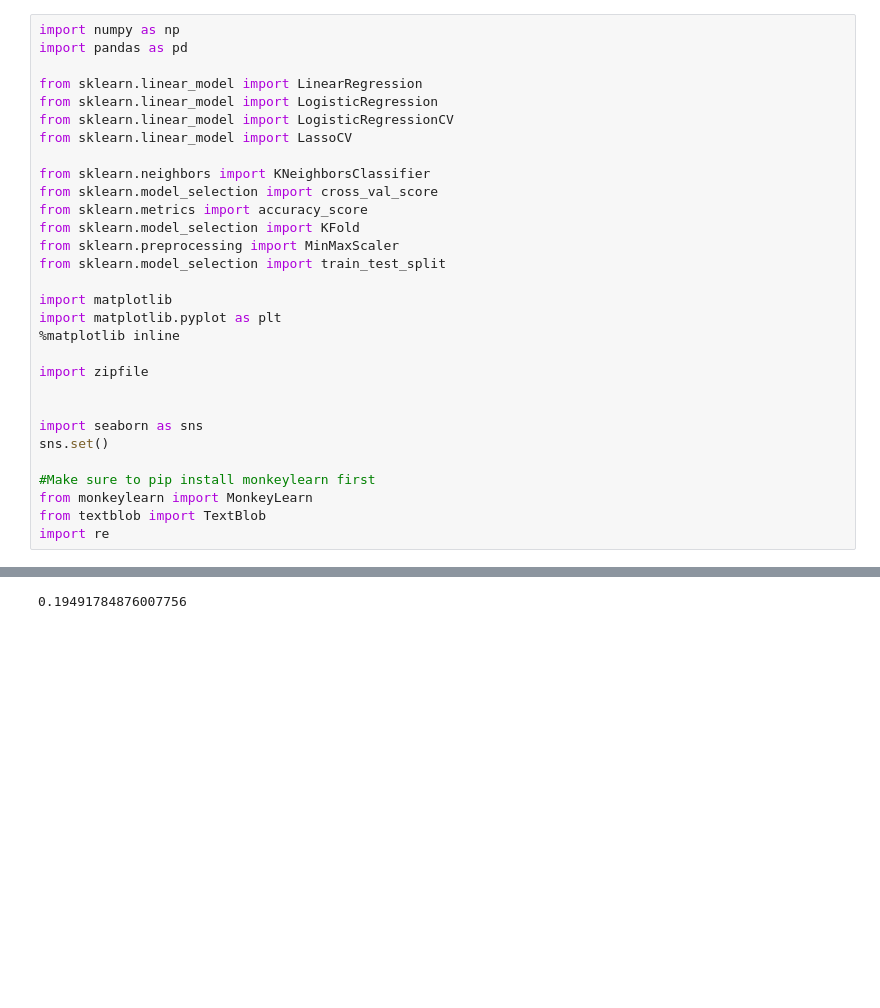
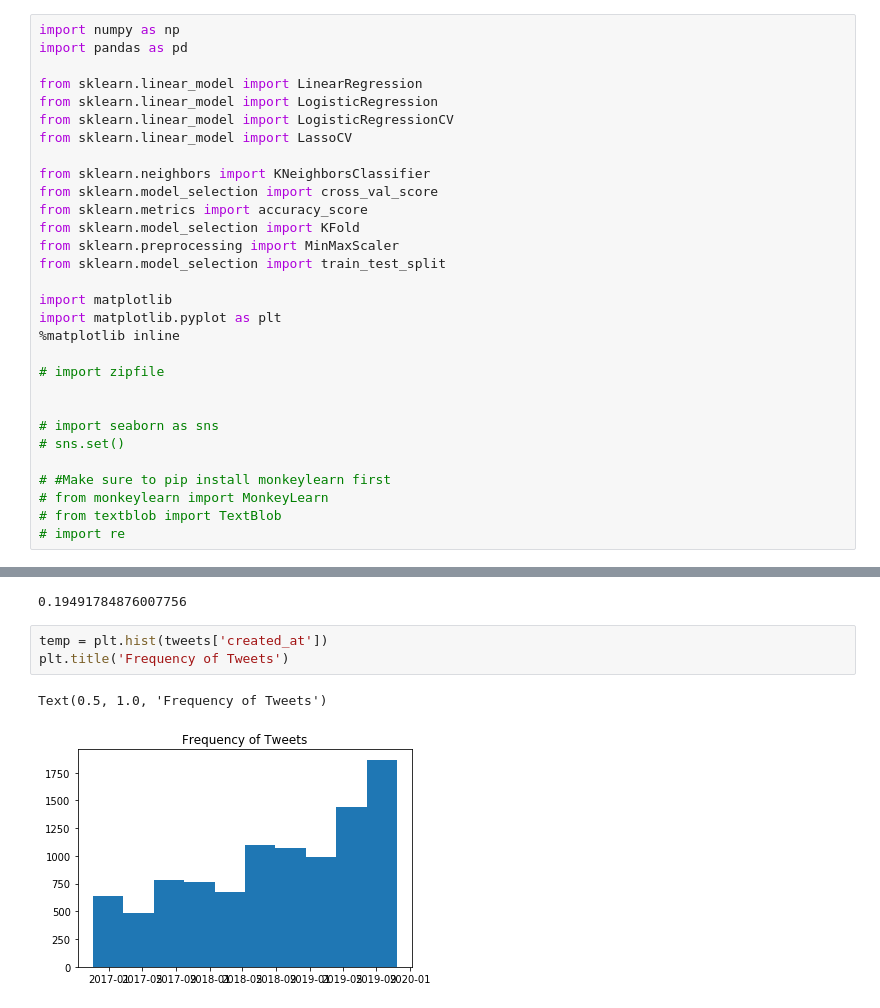
Before and after one commit to blue46jhl/CS109A-Final-Project, a Jupyter notebook: SentimentAnalysis.ipynb, the cells around one changed output, grey strips where cells are left out. Saved outputs shown, nothing was run; the diff lists cells and outputs as text; blank space fills up the shorter version.

```diff
--- a/SentimentAnalysis.ipynb
+++ b/SentimentAnalysis.ipynb
@@ -18,16 +18,16 @@ import matplotlib
 import matplotlib.pyplot as plt
 %matplotlib inline
 
-import zipfile
+# import zipfile
 
 
-import seaborn as sns
-sns.set()
+# import seaborn as sns
+# sns.set()
 
-#Make sure to pip install monkeylearn first
-from monkeylearn import MonkeyLearn
-from textblob import TextBlob
-import re
+# #Make sure to pip install monkeylearn first
+# from monkeylearn import MonkeyLearn
+# from textblob import TextBlob
+# import re
 # %%
 tweets = pd.read_csv('data/TrumpTweetsCleaned.csv')
 #09-11-2017 to 02-16-2018
@@ -105,3 +105,9 @@ tweets['test'] = [TextBlob(processed_features[i]).polarity for i in range(len(pr
 len(tweets[tweets['test']==0])/len(tweets)
 # %% [output]
 0.19491784876007756
+# %%
+temp = plt.hist(tweets['created_at'])
+plt.title('Frequency of Tweets')
+# %% [output]
+Text(0.5, 1.0, 'Frequency of Tweets')
+[figure, added]
```
Also changed, not shown: parts of 2 cells of this notebook.
